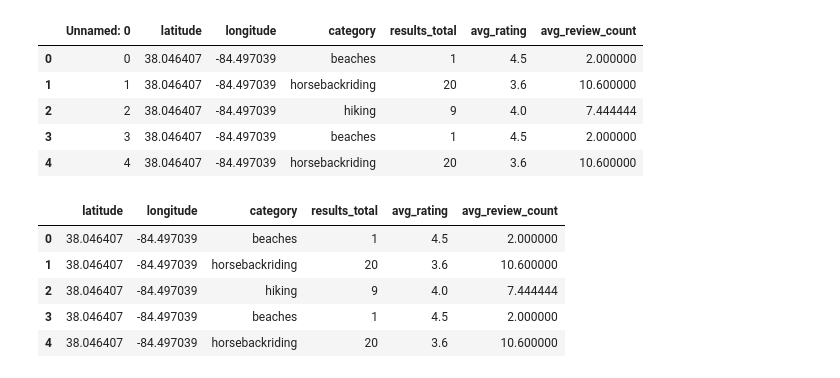
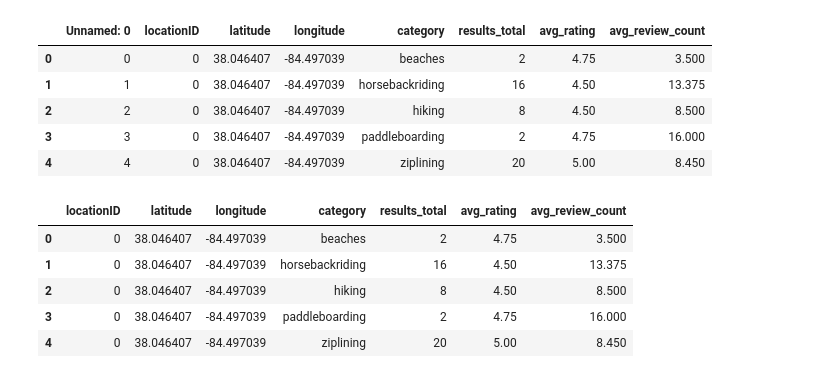
Before and after one commit to mugsiemx/honeymoon-dashboard, a Jupyter notebook: API_Calls/working_cleaning_yelp.ipynb, the cells around one changed output. Cells and saved outputs as stored; diff of their text form; code cells hidden in the pictures.

```diff
--- a/API_Calls/working_cleaning_yelp.ipynb
+++ b/API_Calls/working_cleaning_yelp.ipynb
@@ -3,27 +3,27 @@
 import pandas as pd
 # %%
 #import yelp csv to clean up
-file_path='Resources/yelpdata.csv'
+file_path='../Resources/yelpdata.csv'
 yelp_df=pd.read_csv(file_path)
 yelp_df.head()
 # %% [output]
-|  | Unnamed: 0 | latitude | longitude | category | results_total | avg_rating | avg_review_count |
-| 0 | 0 | 38.046407 | -84.497039 | beaches | 1 | 4.5 | 2.000000 |
-| 1 | 1 | 38.046407 | -84.497039 | horsebackriding | 20 | 3.6 | 10.600000 |
-| 2 | 2 | 38.046407 | -84.497039 | hiking | 9 | 4.0 | 7.444444 |
-| 3 | 3 | 38.046407 | -84.497039 | beaches | 1 | 4.5 | 2.000000 |
-| 4 | 4 | 38.046407 | -84.497039 | horsebackriding | 20 | 3.6 | 10.600000 |
+|  | Unnamed: 0 | locationID | latitude | longitude | category | results_total | avg_rating | avg_review_count |
+| 0 | 0 | 0 | 38.046407 | -84.497039 | beaches | 2 | 4.75 | 3.500 |
+| 1 | 1 | 0 | 38.046407 | -84.497039 | horsebackriding | 16 | 4.50 | 13.375 |
+| 2 | 2 | 0 | 38.046407 | -84.497039 | hiking | 8 | 4.50 | 8.500 |
+| 3 | 3 | 0 | 38.046407 | -84.497039 | paddleboarding | 2 | 4.75 | 16.000 |
+| 4 | 4 | 0 | 38.046407 | -84.497039 | ziplining | 20 | 5.00 | 8.450 |
 # %%
 #get rid of the unnamed column
 yelp_df = yelp_df.drop(yelp_df.columns[0], axis=1)
 yelp_df.head()
 # %% [output]
-|  | latitude | longitude | category | results_total | avg_rating | avg_review_count |
-| 0 | 38.046407 | -84.497039 | beaches | 1 | 4.5 | 2.000000 |
-| 1 | 38.046407 | -84.497039 | horsebackriding | 20 | 3.6 | 10.600000 |
-| 2 | 38.046407 | -84.497039 | hiking | 9 | 4.0 | 7.444444 |
-| 3 | 38.046407 | -84.497039 | beaches | 1 | 4.5 | 2.000000 |
-| 4 | 38.046407 | -84.497039 | horsebackriding | 20 | 3.6 | 10.600000 |
+|  | locationID | latitude | longitude | category | results_total | avg_rating | avg_review_count |
+| 0 | 0 | 38.046407 | -84.497039 | beaches | 2 | 4.75 | 3.500 |
+| 1 | 0 | 38.046407 | -84.497039 | horsebackriding | 16 | 4.50 | 13.375 |
+| 2 | 0 | 38.046407 | -84.497039 | hiking | 8 | 4.50 | 8.500 |
+| 3 | 0 | 38.046407 | -84.497039 | paddleboarding | 2 | 4.75 | 16.000 |
+| 4 | 0 | 38.046407 | -84.497039 | ziplining | 20 | 5.00 | 8.450 |
 # %%
 #brought over note from aggregate workbook, standardizing categories across datasets
 # Clean final DF Activities to be one of the following list:
```
Also changed, not shown: parts of 10 cells of this notebook, 1 other file.
